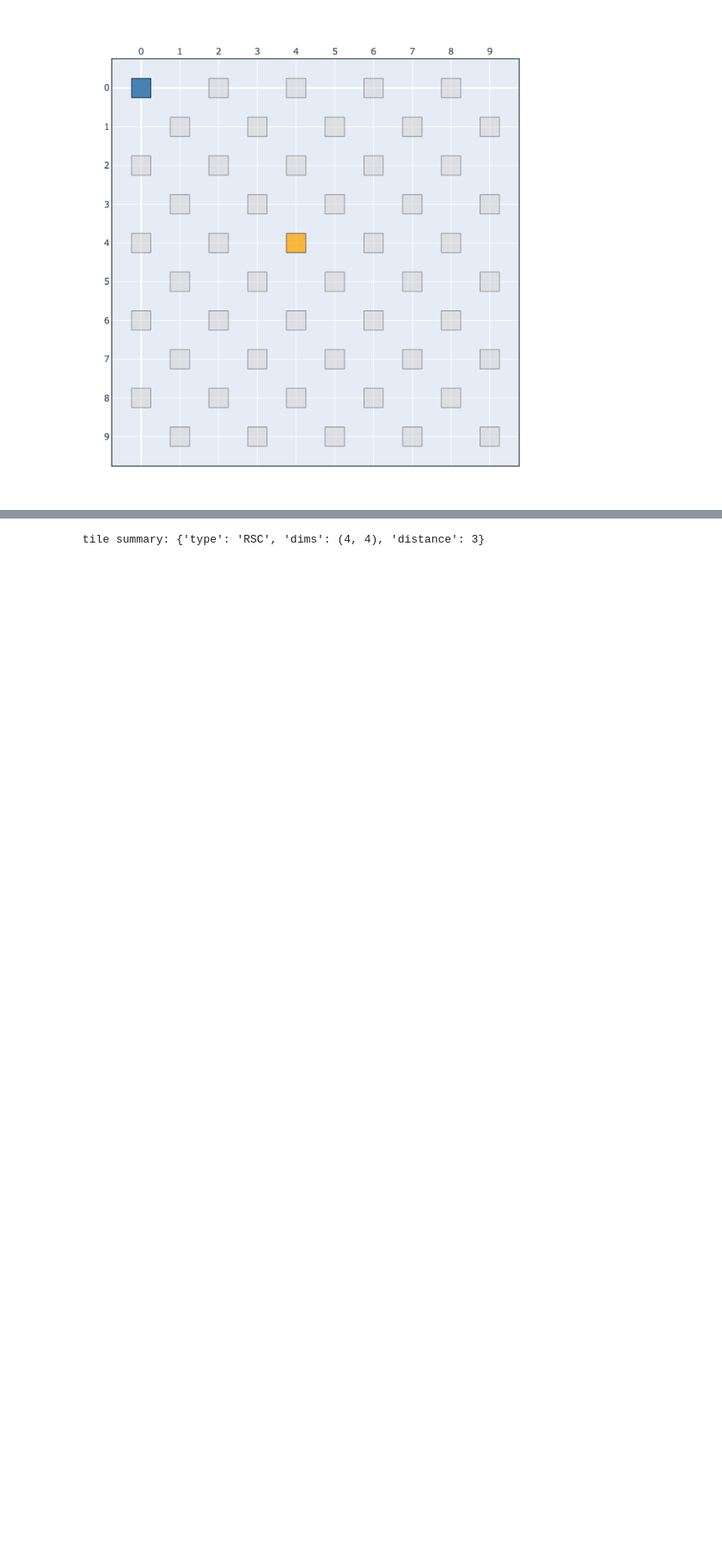
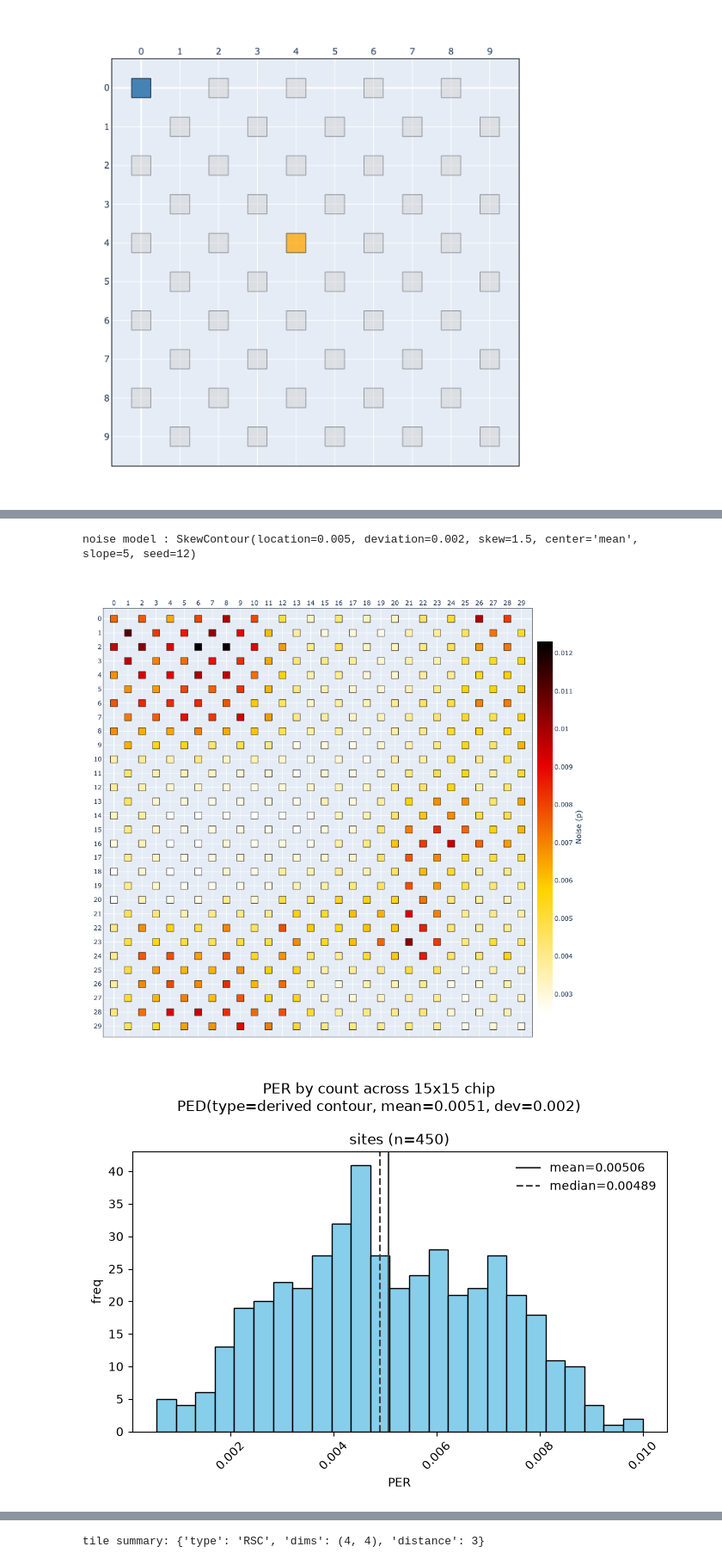
Before and after one commit to JacobSPalmer/qSNOW, a Jupyter notebook: demo/demo.ipynb, the cells around one changed output, grey strips where cells are left out. Shown at 86% size. Cells and saved outputs as stored; diff of their text form; code cells hidden in the pictures; blank space fills up the shorter version.

```diff
--- a/demo/demo.ipynb
+++ b/demo/demo.ipynb
@@ -198,0 +224,12 @@ NoiseProfile(p=0.0005599892778335716)
+# %%
+chip_skew = Chip(15, 15)
+chip_skew.generate_noise(SkewContour(location=0.005, deviation=0.002, skew=1.5, slope=5, seed=12))
+print("noise model :", chip_skew.spec.noise_model)
+chip_skew.show(style=noise_heatmap_style(chip_skew))
+
+per_histogram(chip_contour, which="sites")
+per_histogram(chip_skew, which="sites")
+# %% [output]
+noise model : SkewContour(location=0.005, deviation=0.002, skew=1.5, center='mean', slope=5, seed=12)
+[figure, added]
+[figure, added]
```
Also changed, not shown: parts of 23 cells of this notebook, 27 other files.
